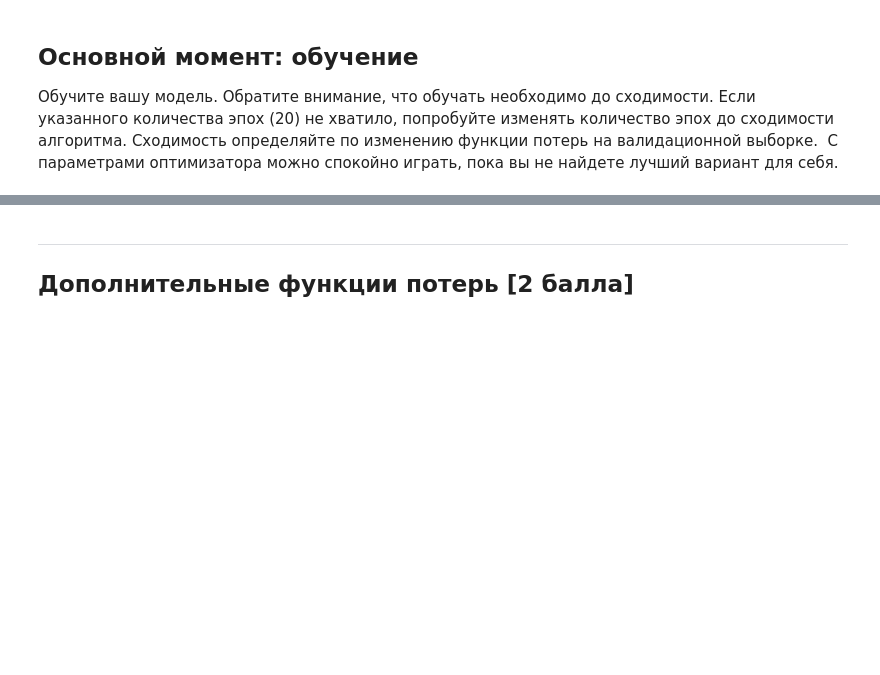
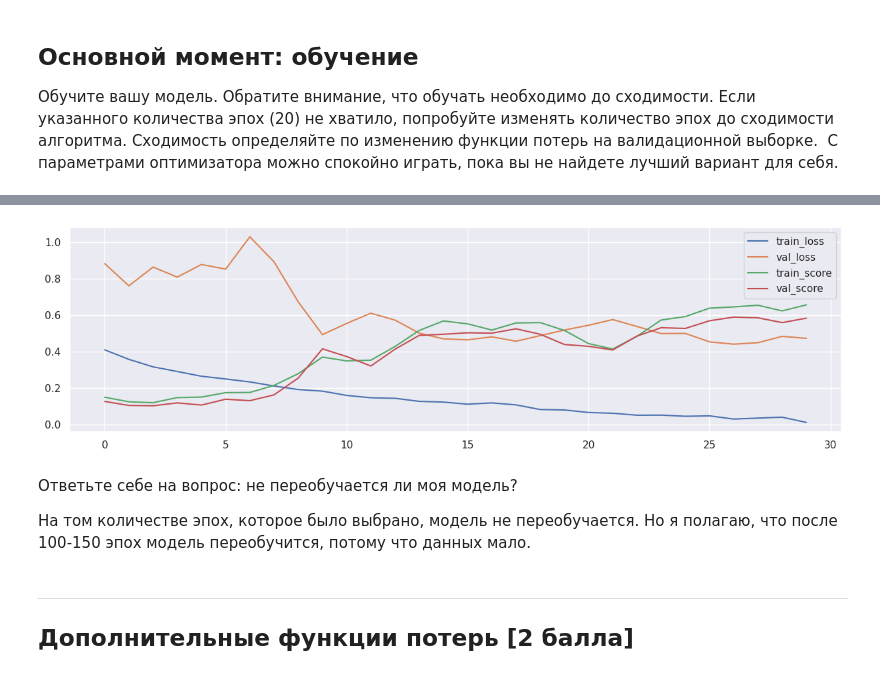
Before and after one commit to kekoveca/DLS_spring, a Jupyter notebook: segmentation/hw-semantic-segmentation.ipynb, the cells around one changed output, grey strips where cells are left out. Cells and saved outputs as stored; diff of their text form; code cells hidden in the pictures; blank space fills up the shorter version.

```diff
--- a/segmentation/hw-semantic-segmentation.ipynb
+++ b/segmentation/hw-semantic-segmentation.ipynb
@@ -332,3 +493,11 @@ score_model(model, iou_pytorch, data_val)
+# %%
+visualize_results(results)
+# %% [output]
+[figure, added]
+# %% [markdown]
+Ответьте себе на вопрос: не переобучается ли моя модель?
+
+На том количестве эпох, которое было выбрано, модель не переобучается. Но я полагаю, что после 100-150 эпох модель переобучится, потому что данных мало.
 # %% [markdown]
 -----------------------------------------------------------------------------------------
 
```
Also changed, not shown: parts of 43 cells of this notebook.
